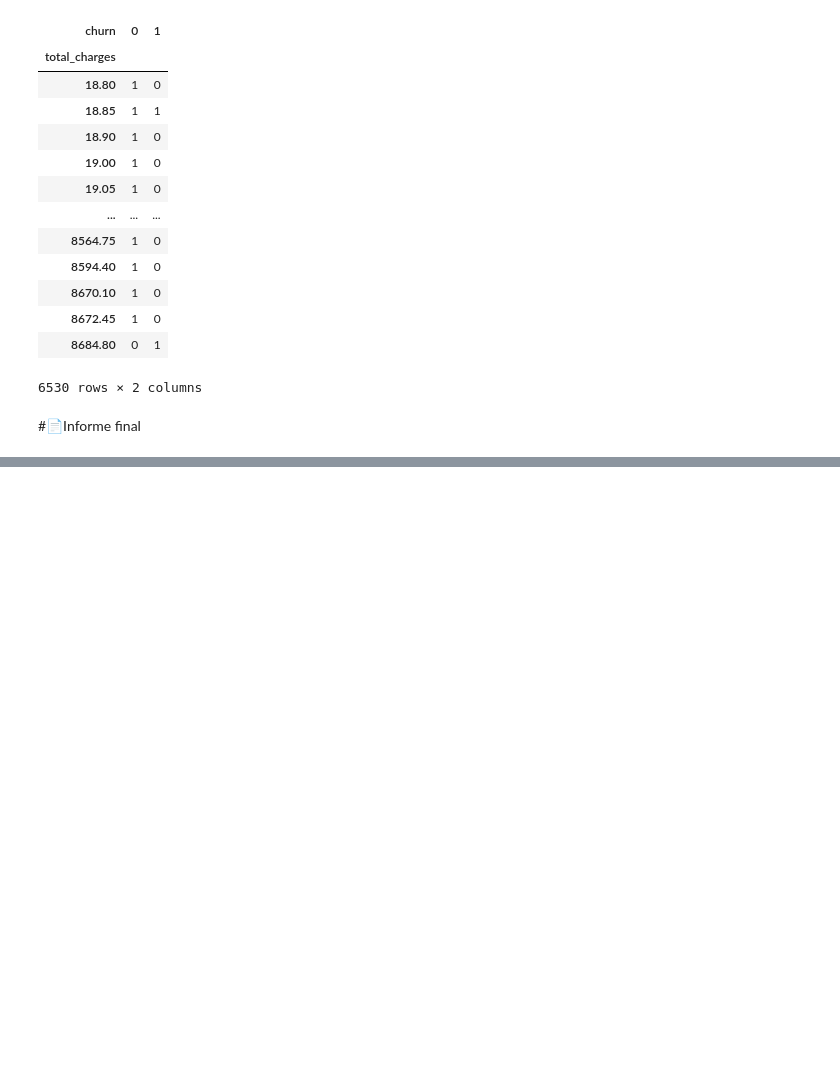
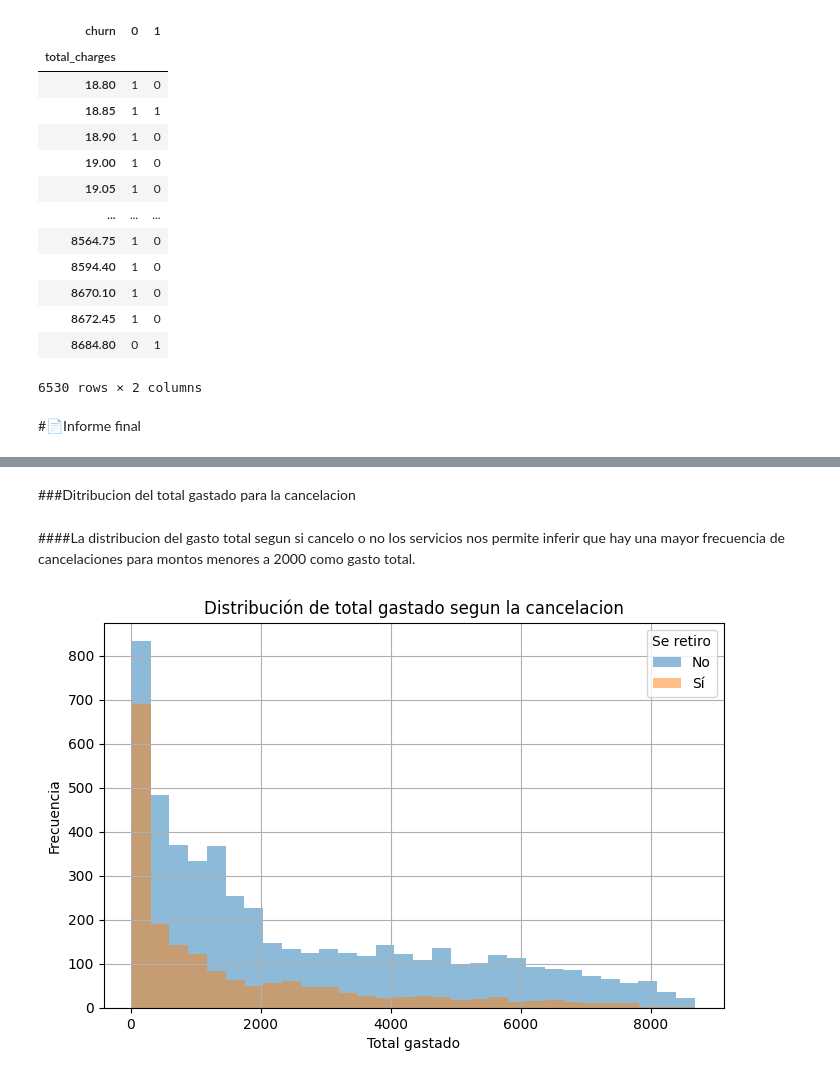
Before and after one commit to MCCoronel12/Proyecto_Telecom, a Jupyter notebook: TelecomX_LATAM.ipynb, the cells around one changed output, grey strips where cells are left out. Cells and saved outputs as stored; diff of their text form; code cells hidden in the pictures; blank space fills up the shorter version.

```diff
--- a/TelecomX_LATAM.ipynb
+++ b/TelecomX_LATAM.ipynb
@@ -617,0 +833,3 @@ tabla_tiempo
+# %%
+#eliminamos los NaN para evitar errores en el futuro
+d_telecom = d_telecom.dropna(subset=['churn']).reset_index(drop=True)
@@ -617,0 +851,12 @@ tabla_tiempo
+# %%
+#estandarizacion y transformacion de Yes/no
+
+#primero convertimos todo a minusculas
+variable_yn = [ 'churn','partner','dependents', 'phone_service','paperless_billing']
+for c in variable_yn:
+  d_telecom[c] = d_telecom[c].str.strip().str.lower()
+# %%
+# cambiamos los yes y no de cada variable
+map_yes_no = {'yes': 1, 'no': 0}
+for c in variable_yn:
+  d_telecom[c] = d_telecom[c].map(map_yes_no).astype('int64')
@@ -617,0 +865,6 @@ tabla_tiempo
+# %%
+#creamos la columna cuentas diarias y eliminamos excesos de decimales
+d_telecom['cuentas_diarias']= d_telecom['monthly_charges'] / 30
+d_telecom['cuentas_diarias'] = d_telecom['cuentas_diarias'].round(2)
+
+d_telecom
@@ -617,0 +1015,22 @@ tabla_tiempo
+# %% [markdown]
+###Ditribucion del total gastado para la cancelacion
+# %% [markdown]
+####La distribucion del gasto total segun si cancelo o no los servicios nos permite inferir que hay una mayor frecuencia de cancelaciones para montos menores a 2000 como gasto total.
+# %%
+fig, ax = plt.subplots(figsize=(8,5))
+
+d_telecom[d_telecom['churn'] == 0]['total_charges'].hist(
+    bins=30, alpha=0.5, label='No', ax=ax
+)
+d_telecom[d_telecom['churn'] == 1]['total_charges'].hist(
+    bins=30, alpha=0.5, label='Sí', ax=ax
+)
+
+ax.set_xlabel('Total gastado')
+ax.set_ylabel('Frecuencia')
+ax.set_title('Distribución de total gastado segun la cancelacion')
+ax.legend(title='Se retiro')
+
+plt.show()
+# %% [output]
+[figure, added]
```
Also changed, not shown: parts of 56 cells of this notebook.
